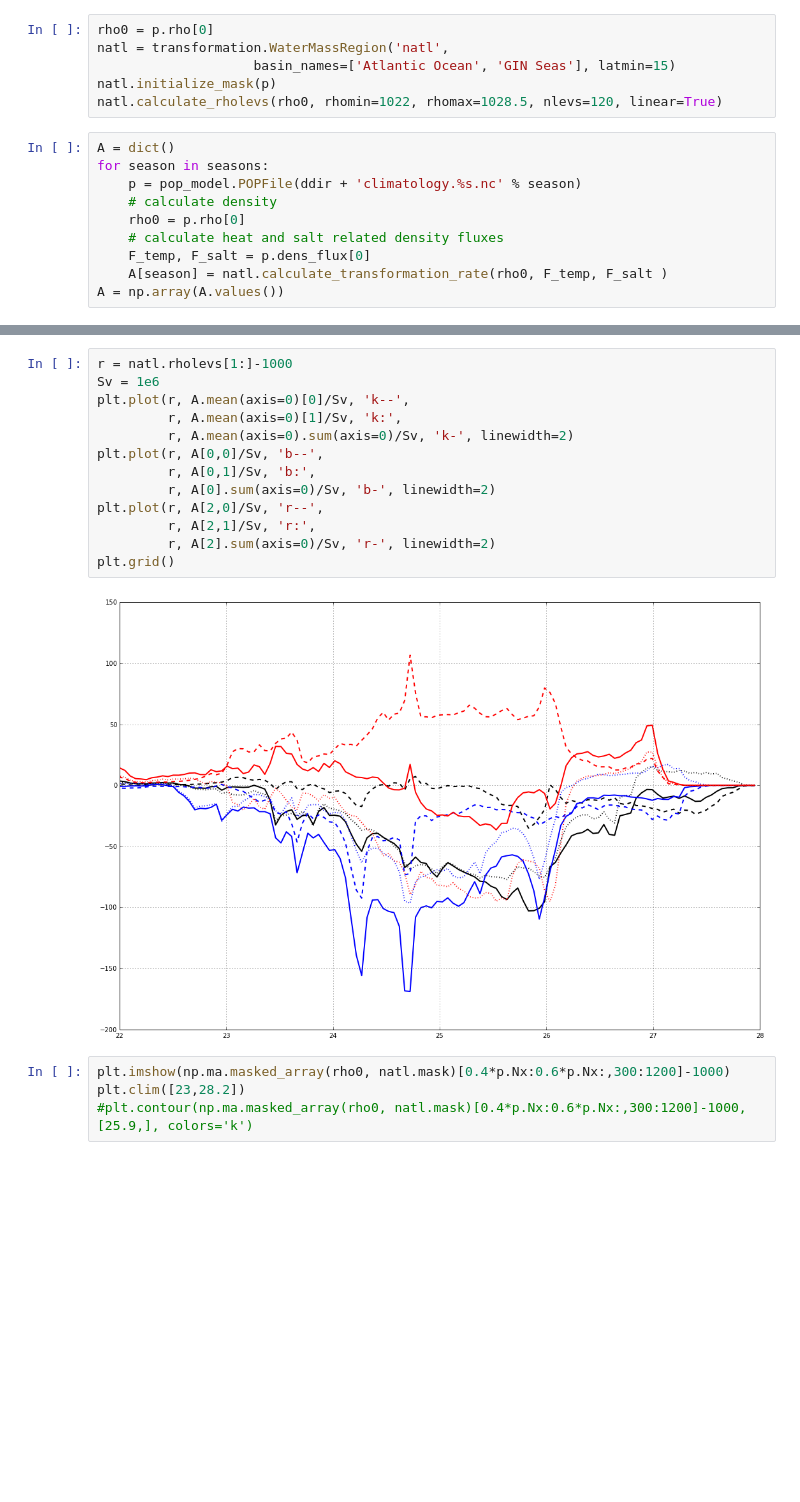
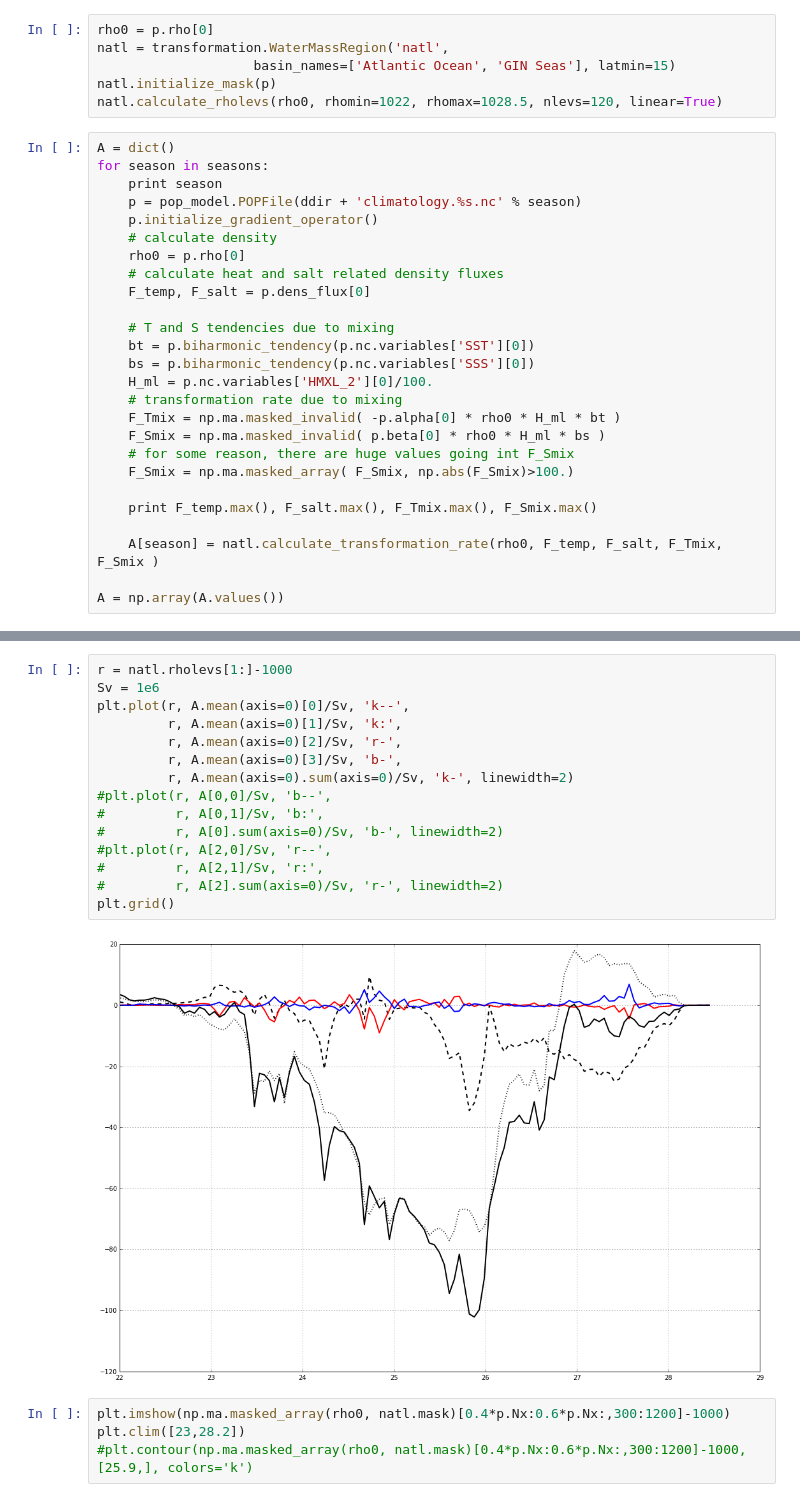
Before and after one commit to rabernat/pop_water_mass, a Jupyter notebook: notebooks/regions.ipynb, the cells around one changed output, grey strips where cells are left out. Cells and saved outputs as stored; diff of their text form; blank space fills up the shorter version.

Commit message:
working transformation calc including mixing

```diff
--- a/notebooks/regions.ipynb
+++ b/notebooks/regions.ipynb
@@ -23,10 +23,26 @@ natl.calculate_rholevs(rho0, rhomin=1022, rhomax=1028.5, nlevs=120, linear=True)
 # %%
 A = dict()
 for season in seasons:
+    print season
     p = pop_model.POPFile(ddir + 'climatology.%s.nc' % season)
+    p.initialize_gradient_operator()
     # calculate density
     rho0 = p.rho[0]
     # calculate heat and salt related density fluxes
     F_temp, F_salt = p.dens_flux[0]
-    A[season] = natl.calculate_transformation_rate(rho0, F_temp, F_salt )
+
+    # T and S tendencies due to mixing
+    bt = p.biharmonic_tendency(p.nc.variables['SST'][0])
+    bs = p.biharmonic_tendency(p.nc.variables['SSS'][0])
+    H_ml = p.nc.variables['HMXL_2'][0]/100.
+    # transformation rate due to mixing
+    F_Tmix = np.ma.masked_invalid( -p.alpha[0] * rho0 * H_ml * bt )
+    F_Smix = np.ma.masked_invalid( p.beta[0] * rho0 * H_ml * bs )
+    # for some reason, there are huge values going int F_Smix
+    F_Smix = np.ma.masked_array( F_Smix, np.abs(F_Smix)>100.)
+
+    print F_temp.max(), F_salt.max(), F_Tmix.max(), F_Smix.max()
+
+    A[season] = natl.calculate_transformation_rate(rho0, F_temp, F_salt, F_Tmix, F_Smix )
+
 A = np.array(A.values())
@@ -33,18 +58,20 @@ A = np.array(A.values())
 # %%
 r = natl.rholevs[1:]-1000
 Sv = 1e6
 plt.plot(r, A.mean(axis=0)[0]/Sv, 'k--',
          r, A.mean(axis=0)[1]/Sv, 'k:',
+         r, A.mean(axis=0)[2]/Sv, 'r-',
+         r, A.mean(axis=0)[3]/Sv, 'b-',
          r, A.mean(axis=0).sum(axis=0)/Sv, 'k-', linewidth=2)
-plt.plot(r, A[0,0]/Sv, 'b--',
-         r, A[0,1]/Sv, 'b:',
-         r, A[0].sum(axis=0)/Sv, 'b-', linewidth=2)
-plt.plot(r, A[2,0]/Sv, 'r--',
-         r, A[2,1]/Sv, 'r:',
-         r, A[2].sum(axis=0)/Sv, 'r-', linewidth=2)
+#plt.plot(r, A[0,0]/Sv, 'b--',
+#         r, A[0,1]/Sv, 'b:',
+#         r, A[0].sum(axis=0)/Sv, 'b-', linewidth=2)
+#plt.plot(r, A[2,0]/Sv, 'r--',
+#         r, A[2,1]/Sv, 'r:',
+#         r, A[2].sum(axis=0)/Sv, 'r-', linewidth=2)
 plt.grid()
 # %% [output]
-[figure, old version]
+[figure, new version]
 # %%
 plt.imshow(np.ma.masked_array(rho0, natl.mask)[0.4*p.Nx:0.6*p.Nx:,300:1200]-1000)
 plt.clim([23,28.2])
```
Also changed, not shown: parts of 10 cells of this notebook.
